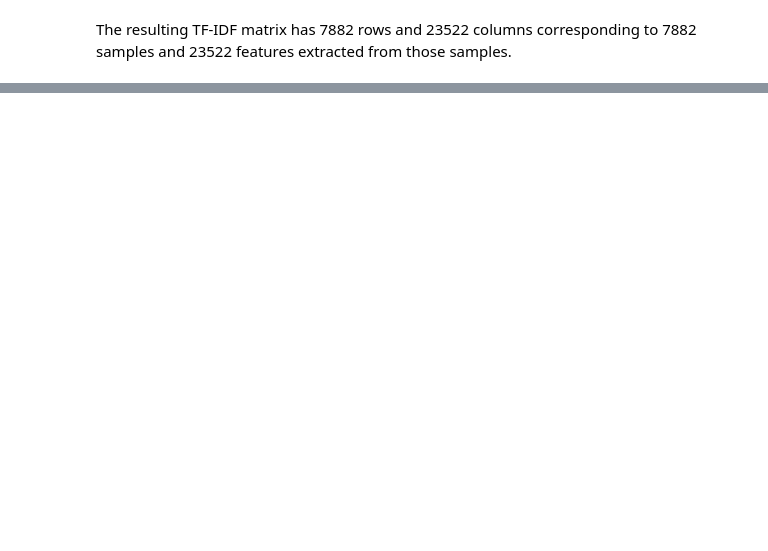
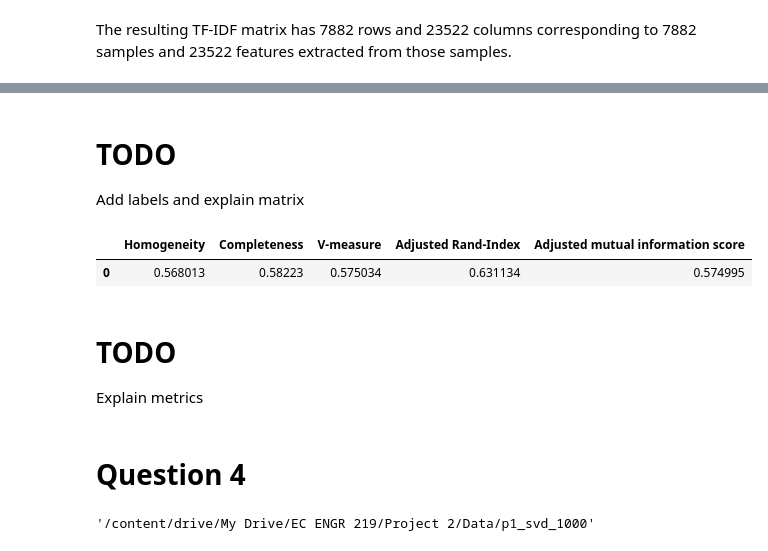
Before and after one commit to papaymaguire/ece219-project4, a Jupyter notebook: project2/notebooks/part01_01.ipynb, the cells around one changed output, grey strips where cells are left out. Cells and saved outputs as stored; diff of their text form; code cells hidden in the pictures; blank space fills up the shorter version.

Commit message:
question 5 in progress

```diff
--- a/project2/notebooks/part01_01.ipynb
+++ b/project2/notebooks/part01_01.ipynb
@@ -56,0 +80,15 @@ newsgroups_train.target.shape
+# %%
+kmeans = drive_io.load("p1_kmeans")
+# %%
+original_labels = p1_newsgroups.target
+label_map = p1_newsgroups.target_names
+def map_label (label_int, label_map):
+  label = label_map[label_int]
+  if label in class_1_cats:
+    return 0
+  elif label in class_2_cats:
+    return 1
+  else:
+    return "None"
+
+lumped_labels = [map_label(i, label_map) for i in original_labels]
@@ -56,0 +105,32 @@ newsgroups_train.target.shape
+# %% [markdown]
+# TODO
+Add labels and explain matrix
+# %%
+def kmeans_metrics(km, labels):
+  scores = {}
+  scores["Homogeneity"] = metrics.homogeneity_score(labels, km.labels_)
+  scores["Completeness"] = metrics.completeness_score(labels, km.labels_)
+  scores["V-measure"] = metrics.v_measure_score(labels, km.labels_)
+  scores["Adjusted Rand-Index"] = metrics.adjusted_rand_score(labels, km.labels_)
+  scores["Adjusted mutual information score"] = metrics.adjusted_mutual_info_score(labels, km.labels_)
+  return scores
+# %%
+mets = kmeans_metrics(kmeans, lumped_labels)
+# %%
+mets_df = pd.DataFrame(mets, index=[0])
+mets_df
+# %% [output]
+|  | Homogeneity | Completeness | V-measure | Adjusted Rand-Index | Adjusted mutual information score |
+| 0 | 0.568013 | 0.58223 | 0.575034 | 0.631134 | 0.574995 |
+# %% [markdown]
+# TODO
+Explain metrics
+# %% [markdown]
+# Question 4
+# %%
+from sklearn.decomposition import TruncatedSVD
+p1_svd_1000 = TruncatedSVD(1000, random_state=0)
+p1_svd_1000.fit(p1_newsgroups_tfidf)
+drive_io.save("p1_svd_1000", p1_svd_1000)
+# %% [output]
+'/content/drive/My Drive/EC ENGR 219/Project 2/Data/p1_svd_1000'
```
Also changed, not shown: parts of 19 cells of this notebook.
